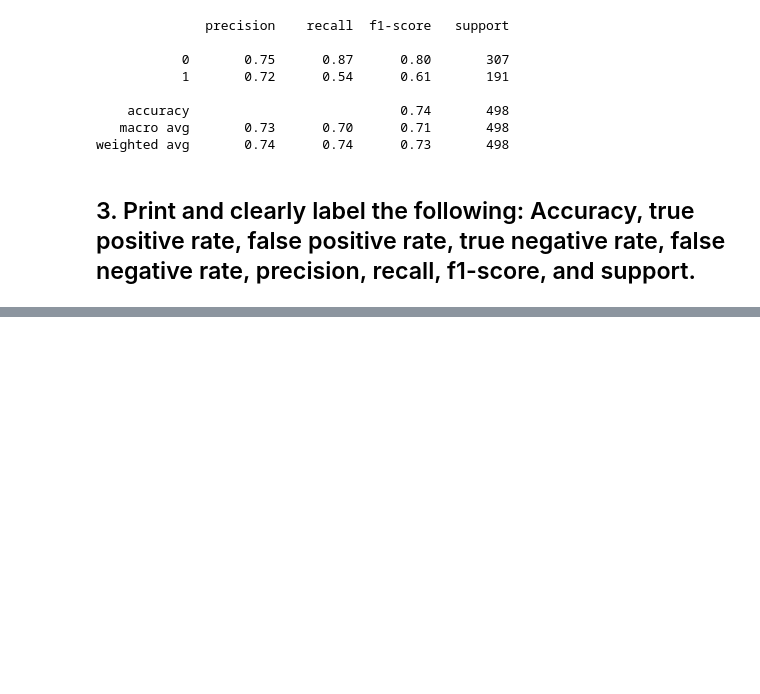
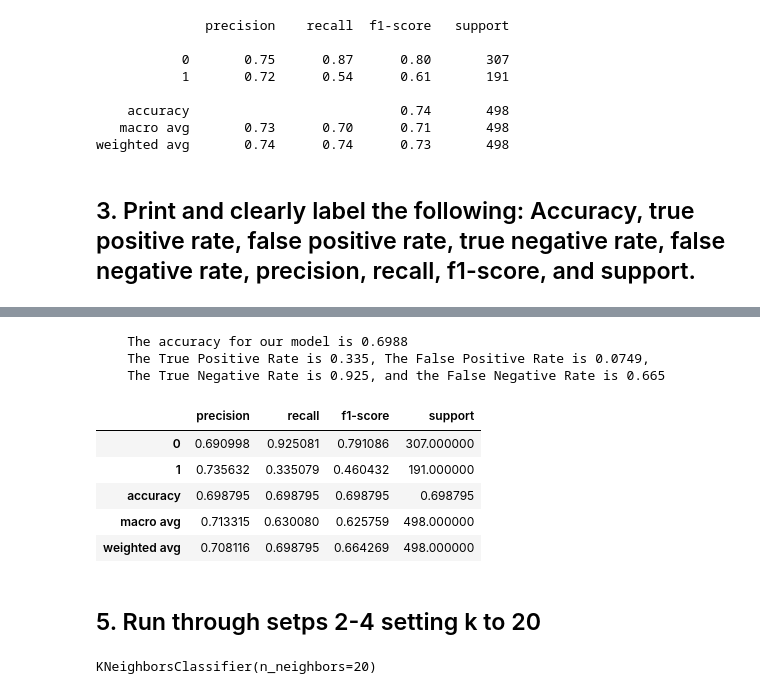
Before and after one commit to johngrinstead/classification-exercises, a Jupyter notebook: model.ipynb, the cells around one changed output, grey strips where cells are left out. Cells and saved outputs as stored; diff of their text form; code cells hidden in the pictures; blank space fills up the shorter version.

```diff
--- a/model.ipynb
+++ b/model.ipynb
@@ -727,0 +742,2 @@ weighted avg       0.74      0.74      0.73       498
+# %%
+knn2 = KNeighborsClassifier(n_neighbors=10, weights='uniform')
@@ -727,0 +752,14 @@ weighted avg       0.74      0.74      0.73       498
+# %%
+get_metrics_binary(knn2)
+# %% [output]
+    The accuracy for our model is 0.6988
+    The True Positive Rate is 0.335, The False Positive Rate is 0.0749,
+    The True Negative Rate is 0.925, and the False Negative Rate is 0.665
+|  | precision | recall | f1-score | support |
+| 0 | 0.690998 | 0.925081 | 0.791086 | 307.000000 |
+| 1 | 0.735632 | 0.335079 | 0.460432 | 191.000000 |
+| accuracy | 0.698795 | 0.698795 | 0.698795 | 0.698795 |
+| macro avg | 0.713315 | 0.630080 | 0.625759 | 498.000000 |
+| weighted avg | 0.708116 | 0.698795 | 0.664269 | 498.000000 |
+# %% [markdown]
+## 5. Run through setps 2-4 setting k to 20
@@ -727,0 +768,4 @@ weighted avg       0.74      0.74      0.73       498
+# %%
+knn3.fit(X_train, y_train)
+# %% [output]
+KNeighborsClassifier(n_neighbors=20)
```
Also changed, not shown: parts of 13 cells of this notebook.
